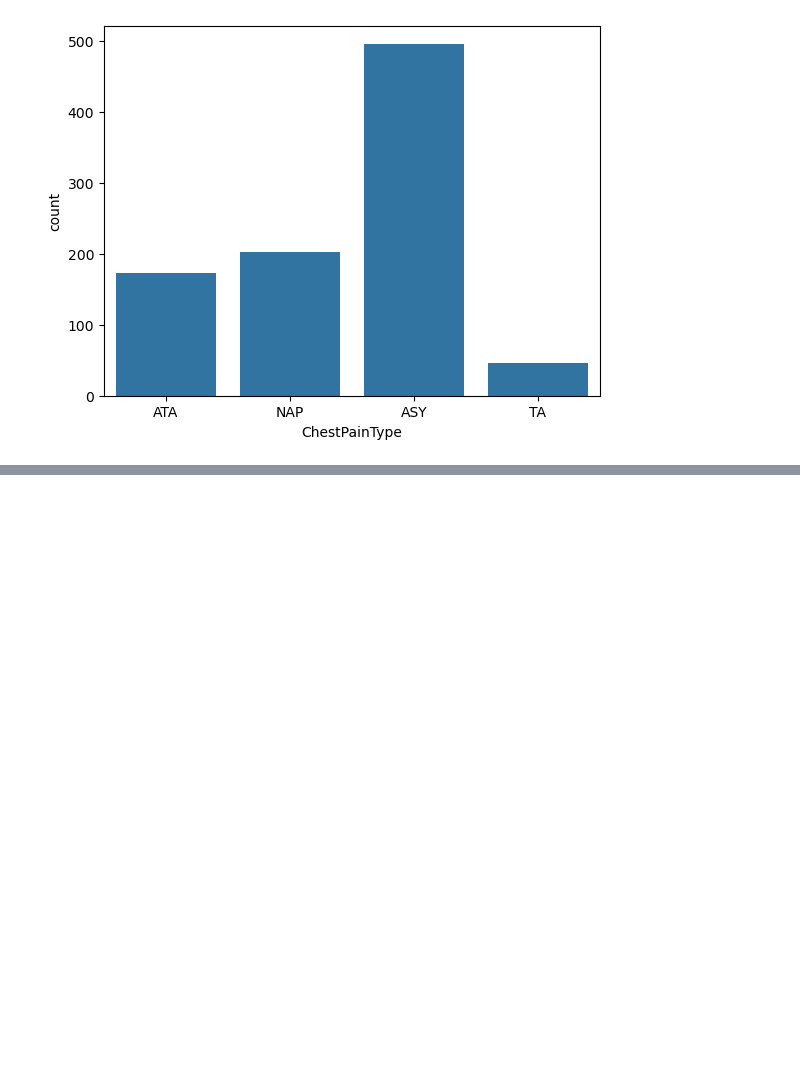
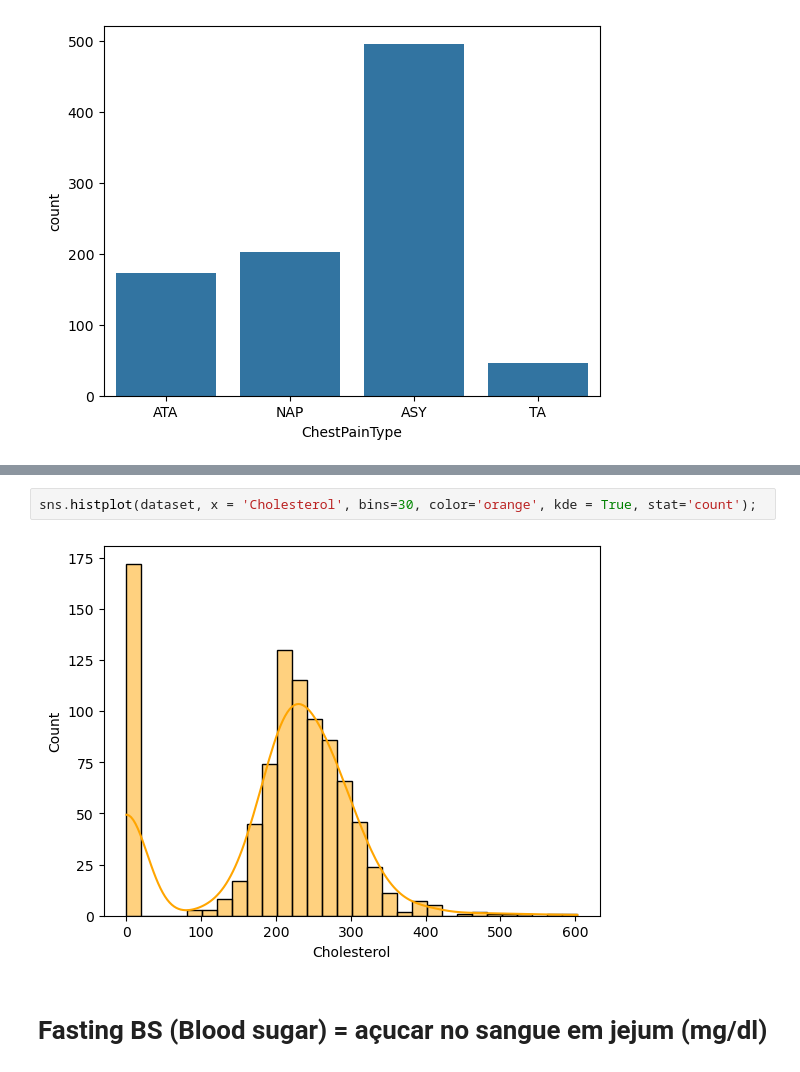
Before and after one commit to Rodriggo-Marcelino/Aprendizado_Supervisionado_Classifica-o, a Jupyter notebook: heartMachineLearning.ipynb, the cells around one changed output, grey strips where cells are left out. Drawn from its saved outputs; the diff is of its cells as text; blank space fills up the shorter version.

```diff
--- a/heartMachineLearning.ipynb
+++ b/heartMachineLearning.ipynb
@@ -118,0 +164,6 @@ sns.countplot(x = 'ChestPainType', data = dataset);
+# %%
+sns.histplot(dataset, x = 'Cholesterol', bins=30, color='orange', kde = True, stat='count');
+# %% [output]
+[figure, added]
+# %% [markdown]
+# Fasting BS (Blood sugar) = açucar no sangue em jejum (mg/dl)
```
Also changed, not shown: parts of 12 cells of this notebook, 1 other file.
